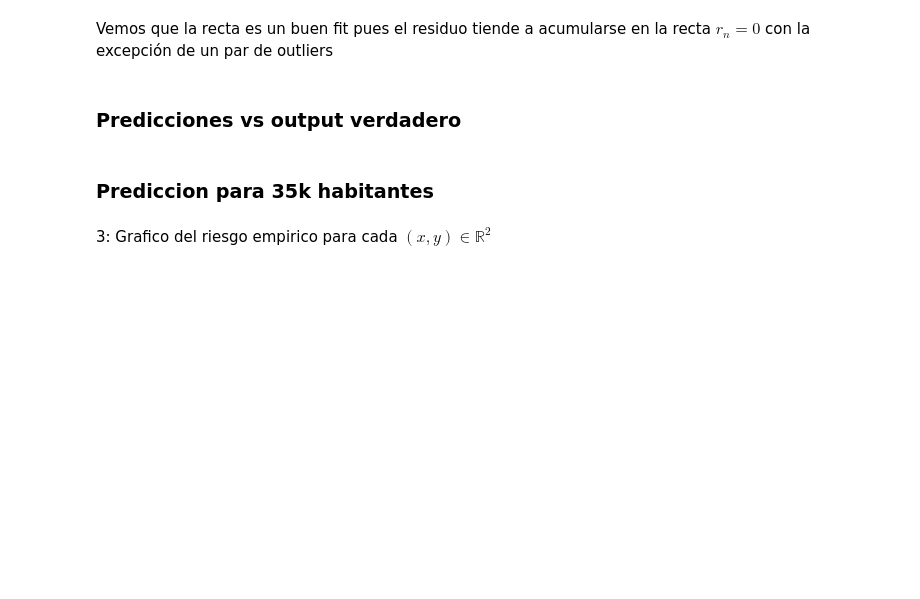
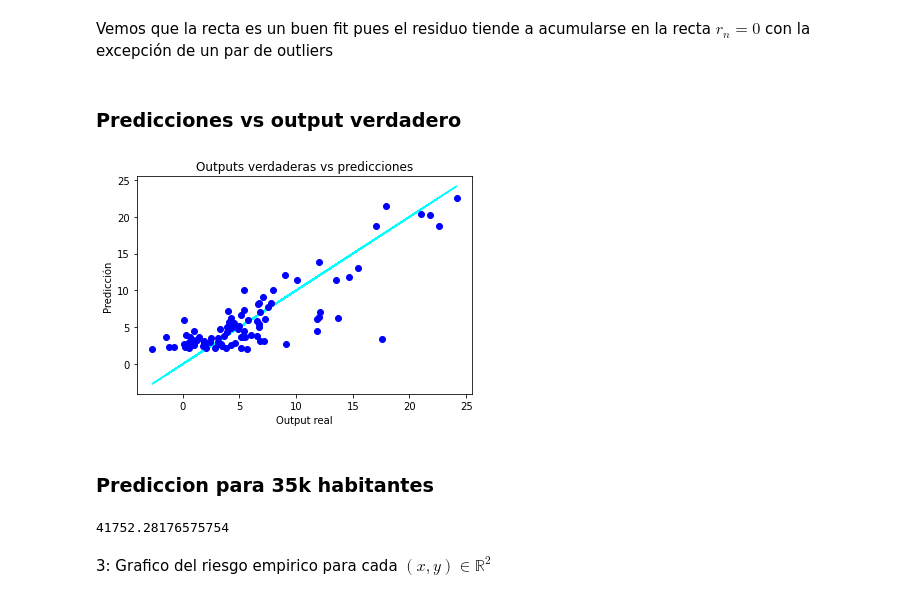
Before and after one commit to Nacho2904/pasantiacsc, a Jupyter notebook: regresion_lineal.ipynb, the cells around one changed output. Drawn from its saved outputs; the diff is of its cells as text; code cells hidden in the pictures; blank space fills up the shorter version.

```diff
--- a/regresion_lineal.ipynb
+++ b/regresion_lineal.ipynb
@@ -63,7 +63,7 @@ matrix([[-3.89578088],
         [ 1.19303364]])
 # %%
 #función lineal, el regresor óptimo
-phi = lambda x: (w[0,0] + w[1,0]*x)
+phi = lambda x: float(w[0,0] + w[1,0]*x)
 # %%
 xaxis = np.arange(0, 25, 0.01)
 yaxis = np.array([phi(x) for x in xaxis])
@@ -104,18 +104,22 @@ Vemos que la recta es un buen fit pues el residuo tiende a acumularse en la rect
 # %% [markdown]
 ### Predicciones vs output verdadero
 # %%
-x_axis = np.copy(Y)
+x_axis = np.copy(dataset[:,GANANCIAS])
 y_axis = np.array([phi(dataset[:,POBLACION][n]) for n in range(0,len(dataset))])
 plt.plot(x_axis, x_axis, 'cyan')
 plt.plot(x_axis,y_axis, 'bo')
 plt.xlabel("Output real")
 plt.ylabel("Predicción")
 plt.title("Outputs verdaderas vs predicciones");
+# %% [output]
+[figure, added]
 # %% [markdown]
 ### Prediccion para 35k habitantes
 # %%
 optimal_prediction = phi(35000)
 optimal_prediction
+# %% [output]
+41752.28176575754
 # %% [markdown]
 3: Grafico del riesgo empirico para cada $(x,y) \in \mathbb{R}^2$
 # %%
```
Also changed, not shown: parts of 30 cells of this notebook.
